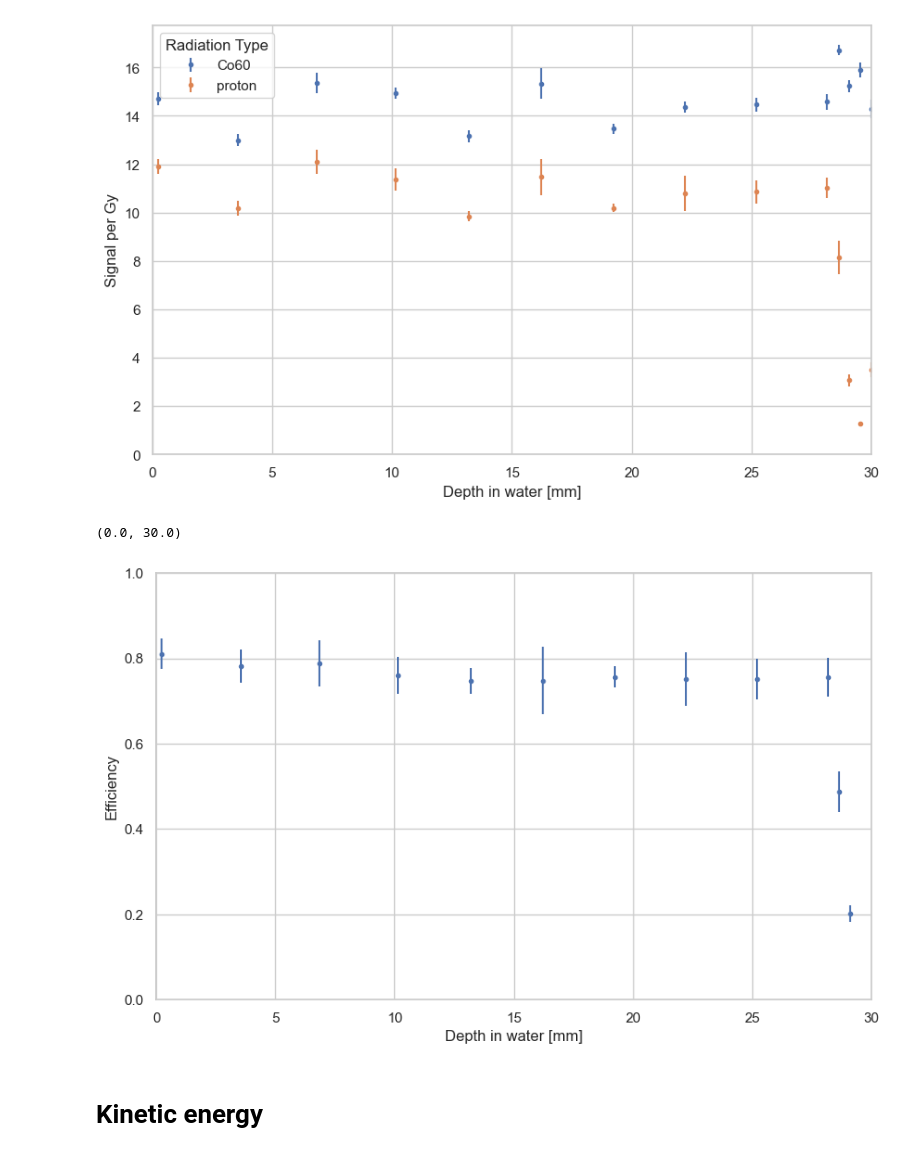
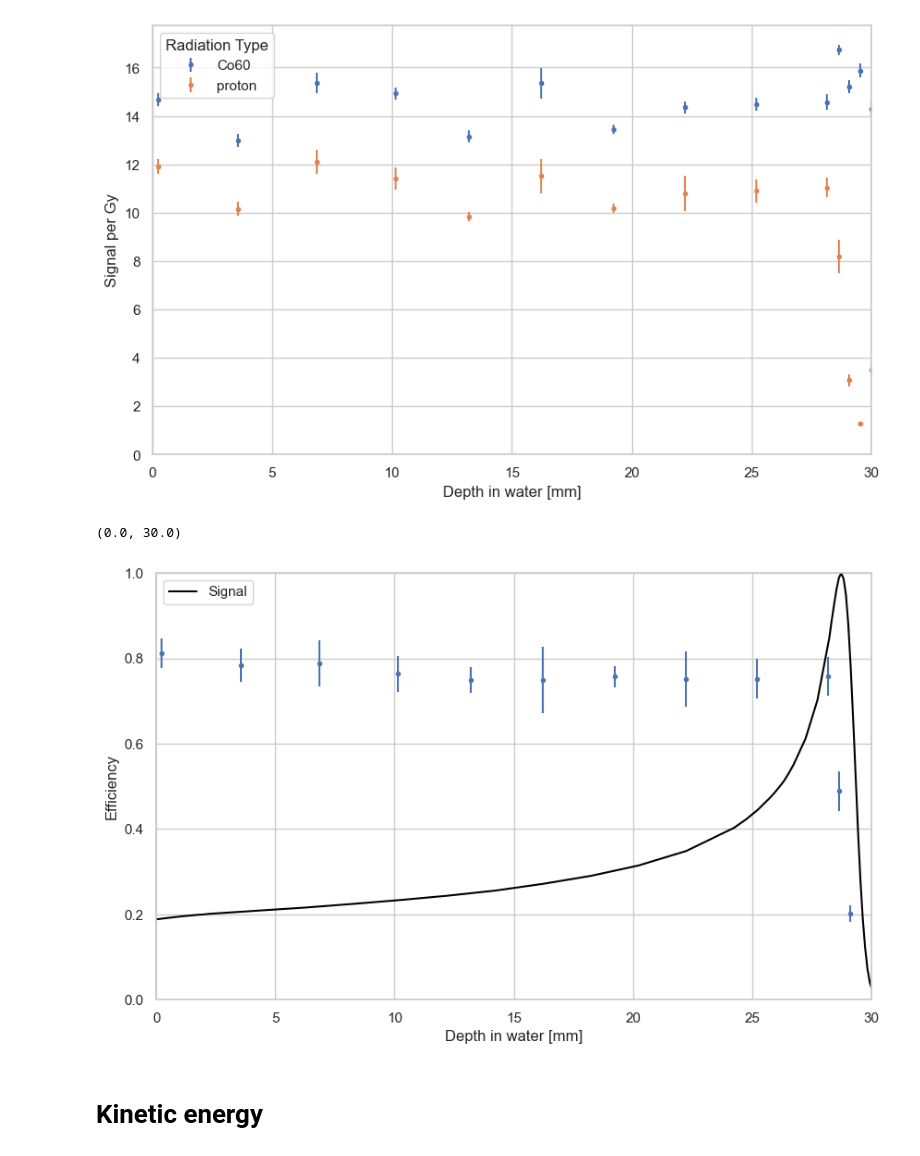
Before and after one commit to grzanka/osl_mb_foils, a Jupyter notebook: notebooks/playground/0.5-lg-1d-efficiency_10mm.ipynb, the cells around one changed output. Drawn from its saved outputs; the diff is of its cells as text; code cells hidden in the pictures.

```diff
--- a/notebooks/playground/0.5-lg-1d-efficiency_10mm.ipynb
+++ b/notebooks/playground/0.5-lg-1d-efficiency_10mm.ipynb
@@ -258,15 +258,17 @@ all_data['std_efficiency'] = numerator_relative_std + denominator_term
 # %%
 all_data = all_data[all_data.det_no < 14]
 # %%
-plt.figure(figsize=(10, 6))
-plt.errorbar(all_data['det_mid_proton'], all_data['mean_efficiency'], yerr=all_data['std_efficiency'], ls='', marker='.', label=f'efficiency')
-plt.xlabel('Depth in water [mm]')
-plt.ylabel('Efficiency')
-plt.ylim(0,1)
-plt.xlim(0,30)
+#plt.figure(figsize=(10, 6))
+fig, ax = plt.subplots(figsize=(10, 6))
+ax.errorbar(all_data['det_mid_proton'], all_data['mean_efficiency'], yerr=all_data['std_efficiency'], ls='', marker='.', label=f'efficiency')
+df_bp_exp.plot(ax=ax, x='Depth', y='Signal', color='black', style='-')
+ax.set_xlabel('Depth in water [mm]')
+ax.set_ylabel('Efficiency')
+ax.set_ylim(0,1)
+ax.set_xlim(0,30)
 # %% [output]
 (0.0, 30.0)
-[figure, old version]
+[figure, new version]
 # %% [markdown]
 # Kinetic energy
 # %%
```
Also changed, not shown: parts of 7 cells of this notebook.
